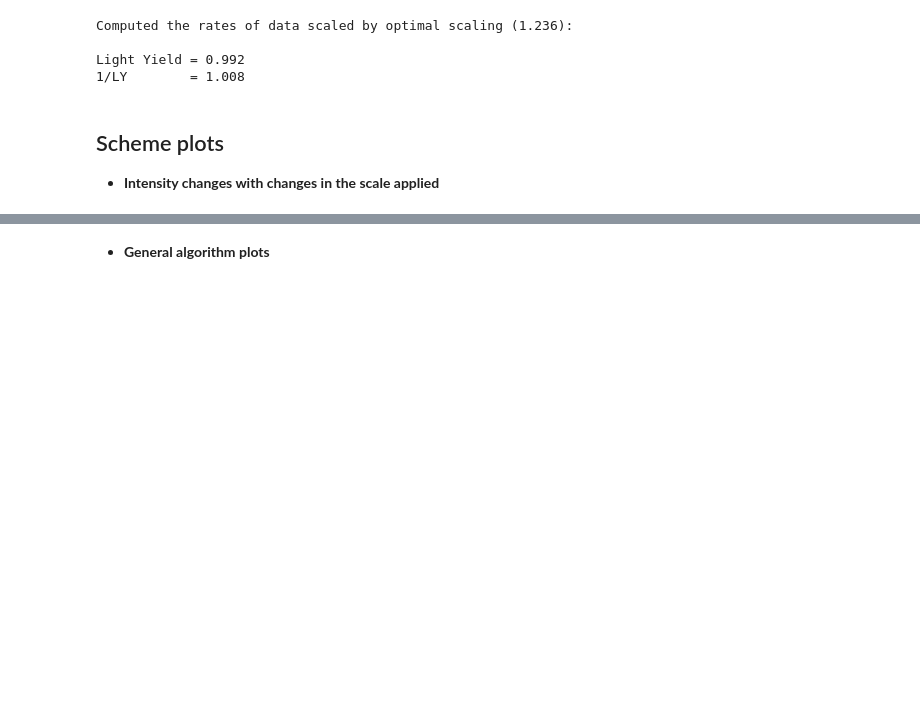
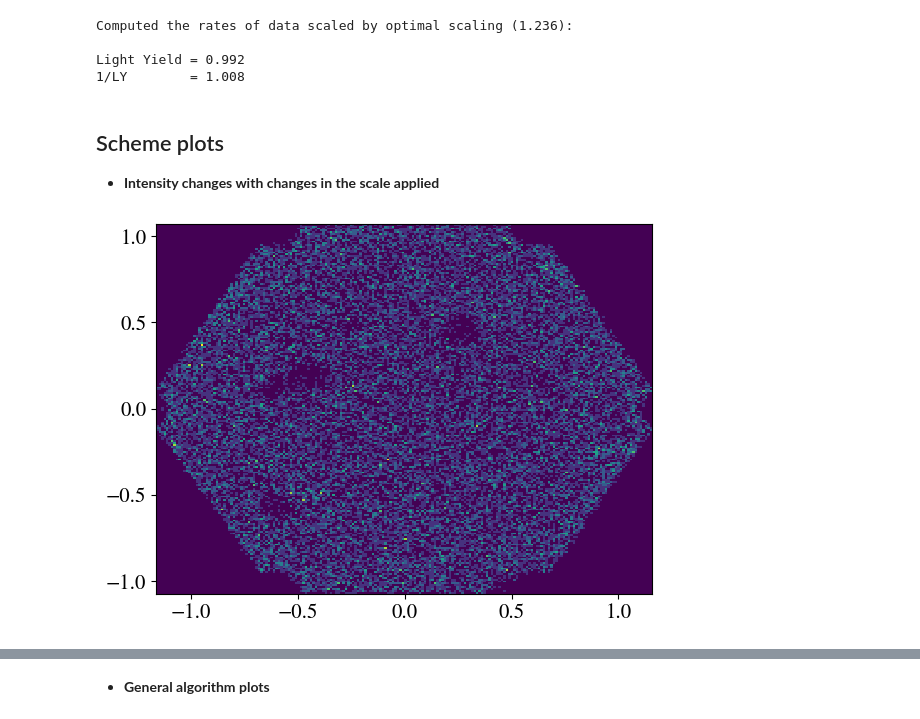
Before and after one commit to juanjq/cosmic_ray_data_correction, a Jupyter notebook: dl2_production/testing_dl1ab_changes.ipynb, the cells around one changed output, grey strips where cells are left out. Cells and saved outputs as stored; diff of their text form; code cells hidden in the pictures; blank space fills up the shorter version.

```diff
--- a/dl2_production/testing_dl1ab_changes.ipynb
+++ b/dl2_production/testing_dl1ab_changes.ipynb
@@ -369,3 +396,7 @@ Light Yield = 0.992
 # %% [markdown]
 ## Scheme plots
 * **Intensity changes with changes in the scale applied**
+# %%
+plt.hist2d(dl1b_df_total1["x"][(dl1b_df_total1["event_type"] == 32) & ~np.isnan(dl1b_df_total1["x"])], dl1b_df_total1["y"][(dl1b_df_total1["event_type"] == 32) &  ~np.isnan(dl1b_df_total1["y"])], 200);
+# %% [output]
+[figure, added]
```
Also changed, not shown: parts of 8 cells of this notebook, 1 other file.
